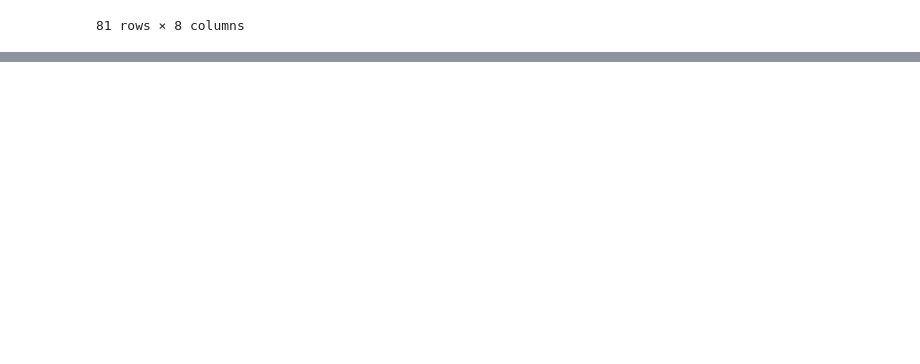
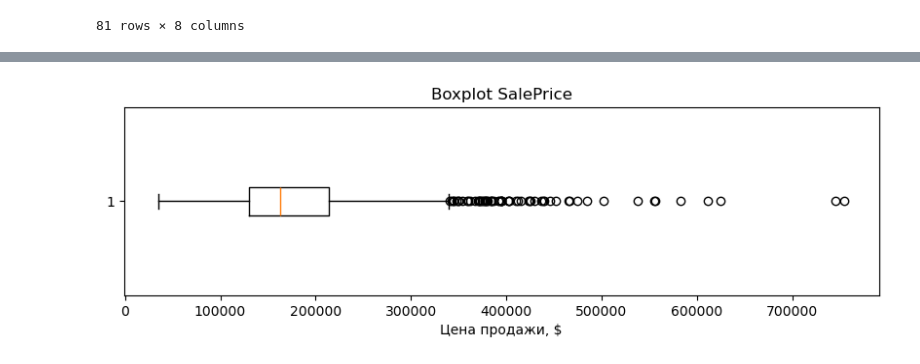
Before and after one commit to Yuzef/house_pricing, a Jupyter notebook: EDA_and_Feature_eng_exploration.ipynb, the cells around one changed output, grey strips where cells are left out. Cells and saved outputs as stored; diff of their text form; code cells hidden in the pictures; blank space fills up the shorter version.

```diff
--- a/EDA_and_Feature_eng_exploration.ipynb
+++ b/EDA_and_Feature_eng_exploration.ipynb
@@ -382,0 +532,25 @@ display(feature_catalog)
+# %%
+plt.figure(
+    figsize=(10, 2.5)
+)
+
+plt.boxplot(
+    df[TARGET],
+    vert=False,
+)
+
+plt.title(
+    "Boxplot SalePrice"
+)
+plt.xlabel(
+    "Цена продажи, $"
+)
+
+plt.ticklabel_format(
+    style="plain",
+    axis="x",
+)
+
+plt.show()
+# %% [output]
+[figure, added]
```
Also changed, not shown: parts of 43 cells of this notebook.
